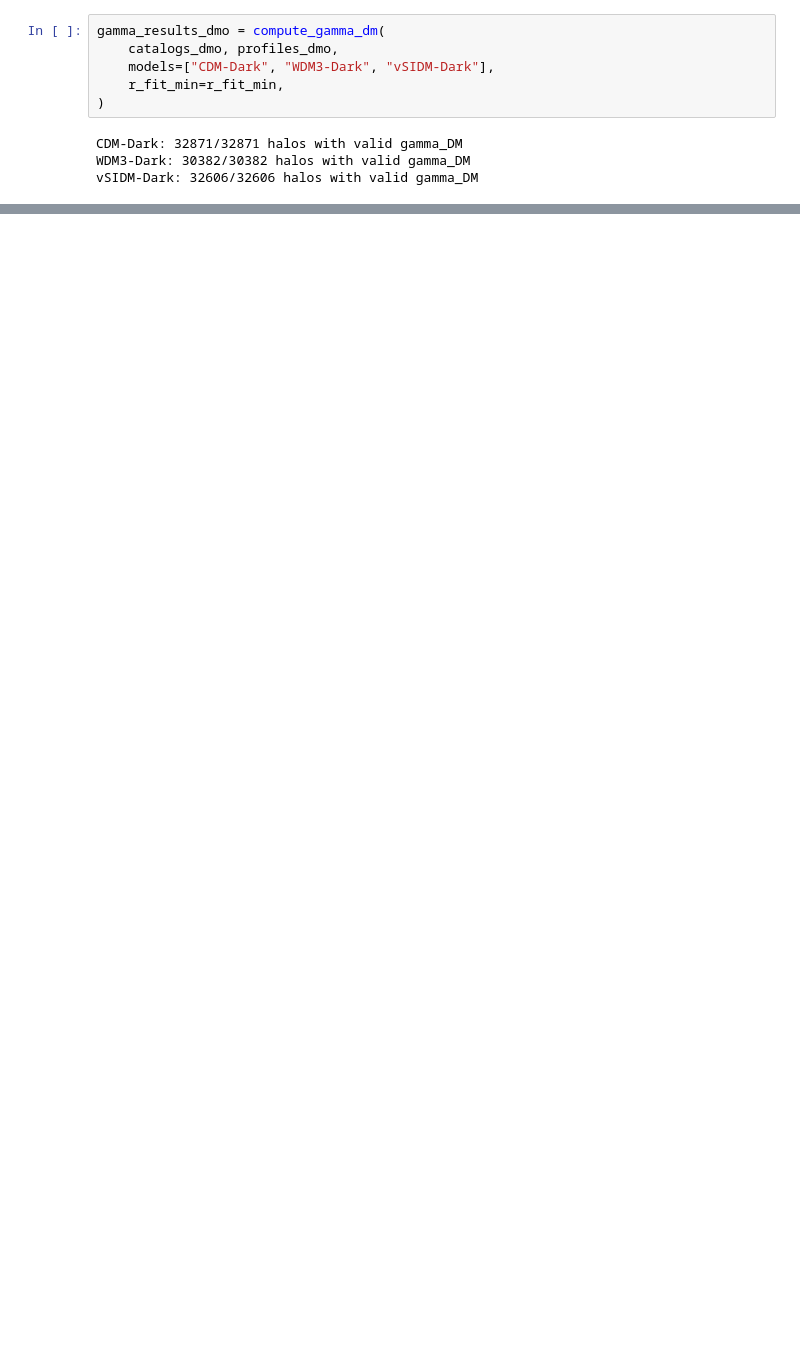
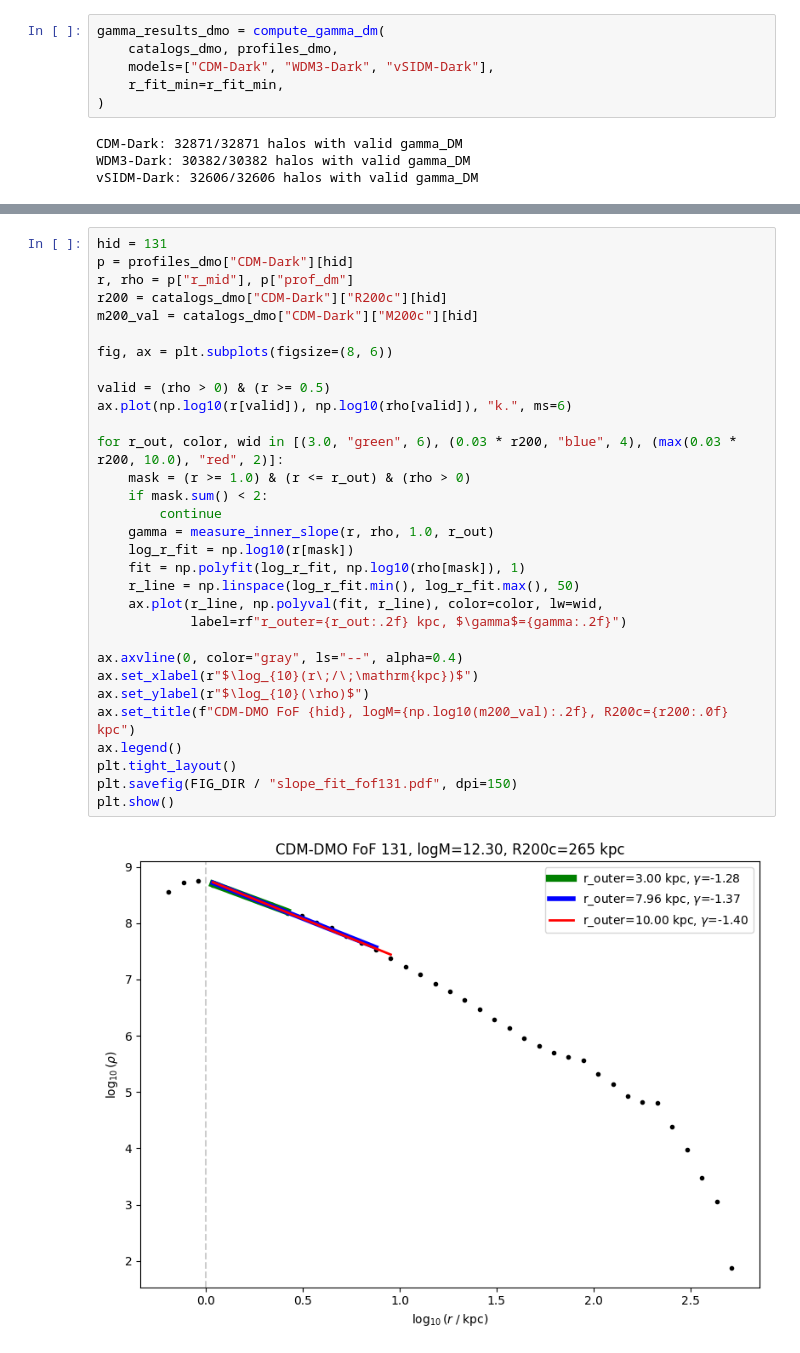
Before and after one commit to SoulOfSword/master_thesis_project, a Jupyter notebook: notebooks/AIDA-TNG/01_density_profiles.ipynb, the cells around one changed output, grey strips where cells are left out. Drawn from its saved outputs; the diff is of its cells as text; blank space fills up the shorter version.

```diff
--- a/notebooks/AIDA-TNG/01_density_profiles.ipynb
+++ b/notebooks/AIDA-TNG/01_density_profiles.ipynb
@@ -356,0 +404,33 @@ plt.show()
+# %%
+hid = 131
+p = profiles_dmo["CDM-Dark"][hid]
+r, rho = p["r_mid"], p["prof_dm"]
+r200 = catalogs_dmo["CDM-Dark"]["R200c"][hid]
+m200_val = catalogs_dmo["CDM-Dark"]["M200c"][hid]
+
+fig, ax = plt.subplots(figsize=(8, 6))
+
+valid = (rho > 0) & (r >= 0.5)
+ax.plot(np.log10(r[valid]), np.log10(rho[valid]), "k.", ms=6)
+
+for r_out, color, wid in [(3.0, "green", 6), (0.03 * r200, "blue", 4), (max(0.03 * r200, 10.0), "red", 2)]:
+    mask = (r >= 1.0) & (r <= r_out) & (rho > 0)
+    if mask.sum() < 2:
+        continue
+    gamma = measure_inner_slope(r, rho, 1.0, r_out)
+    log_r_fit = np.log10(r[mask])
+    fit = np.polyfit(log_r_fit, np.log10(rho[mask]), 1)
+    r_line = np.linspace(log_r_fit.min(), log_r_fit.max(), 50)
+    ax.plot(r_line, np.polyval(fit, r_line), color=color, lw=wid,
+            label=rf"r_outer={r_out:.2f} kpc, $\gamma$={gamma:.2f}")
+
+ax.axvline(0, color="gray", ls="--", alpha=0.4)
+ax.set_xlabel(r"$\log_{10}(r\;/\;\mathrm{kpc})$")
+ax.set_ylabel(r"$\log_{10}(\rho)$")
+ax.set_title(f"CDM-DMO FoF {hid}, logM={np.log10(m200_val):.2f}, R200c={r200:.0f} kpc")
+ax.legend()
+plt.tight_layout()
+plt.savefig(FIG_DIR / "slope_fit_fof131.pdf", dpi=150)
+plt.show()
+# %% [output]
+[figure, added]
```
Also changed, not shown: parts of 9 cells of this notebook, 8 other files.
